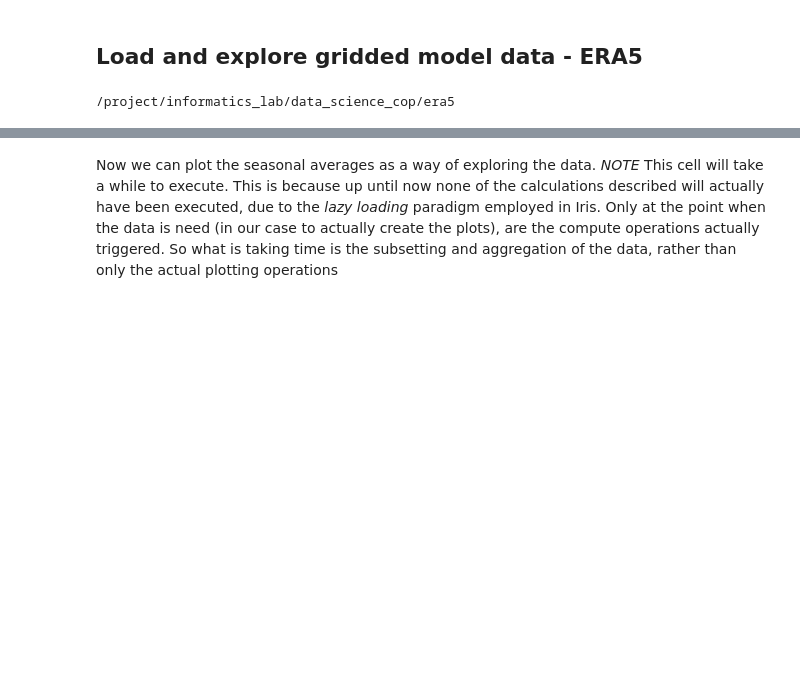
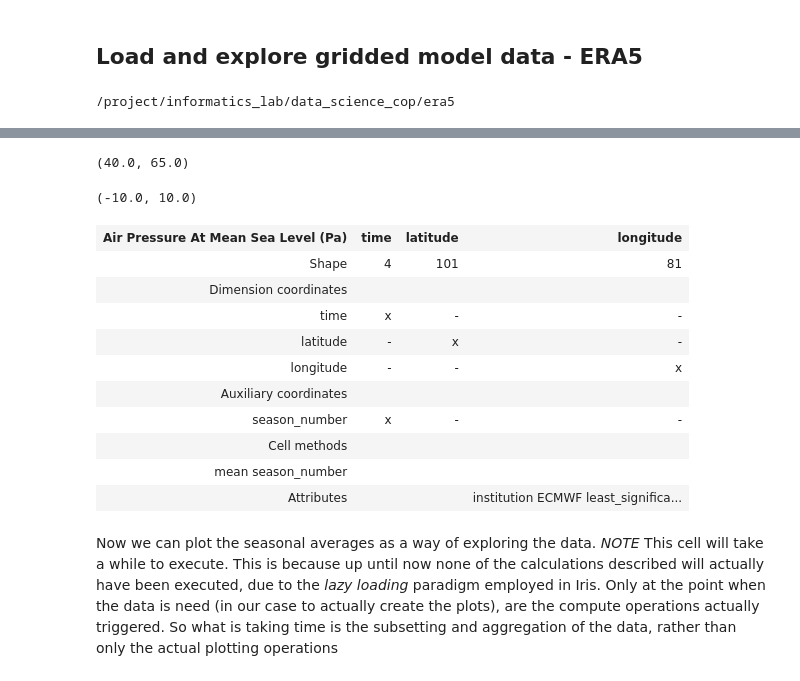
Before and after one commit to informatics-lab/ml_weather_tutorial, a Jupyter notebook: 01_data_exploration.ipynb, the cells around one changed output, grey strips where cells are left out. Cells and saved outputs as stored; diff of their text form; code cells hidden in the pictures; blank space fills up the shorter version.

```diff
--- a/01_data_exploration.ipynb
+++ b/01_data_exploration.ipynb
@@ -345,4 +356,4 @@ nc_files = sorted([str(i1) for i1 in era5_data_dir.iterdir() if '.nc' in str(i1)
 # %%
 era5_cubeList = iris.load(nc_files)
-iris.util.equalise_attributes(cl1)
-mslp_era5_cube = iris.cube.CubeList.concatenate_cube(cl1)
+iris.util.equalise_attributes(era5_cubeList)
+mslp_era5_cube = iris.cube.CubeList.concatenate_cube(era5_cubeList)
@@ -349,4 +362,4 @@ mslp_era5_cube = iris.cube.CubeList.concatenate_cube(cl1)
 # %%
-cube2 = cube1.intersection(latitude=uk_na_bounds['latitude'],
+mslp_era5_uk_cube = mslp_era5_cube.intersection(latitude=uk_na_bounds['latitude'],
                                                 longitude=uk_na_bounds['longitude'])
-cube2
+mslp_era5_uk_cube
@@ -355,2 +373,0 @@ iris.save(cube2, str(era5_root / 'era5_mslp_UK_2017_2020.nc'))
-# %%
-cl1 = iris.load(sorted(([str(p1) for p1 in era5_root.iterdir() if 'nc' in str(p1) and '2019' in str(p1)])))
@@ -362,2 +374,2 @@ mslp_2020_cube
 # %%
-iris.iris.coord_categorisation.add_season_number(mslp_2020_cube,'time')
+iris.iris.coord_categorisation.add_season_number(mslp_era5_uk_cube,'time')
@@ -373,12 +378,28 @@ functools.reduce(lambda x,y: x*y, mslp_2020_cube.shape), functools.reduce(lambda
 # %%
 mslp_uk_2020_cube
 # %%
-min(mslp_uk_2020_cube.coord('latitude').points), max(mslp_uk_2020_cube.coord('latitude').points)
+min(mslp_era5_uk_cube.coord('latitude').points), max(mslp_era5_uk_cube.coord('latitude').points)
+# %% [output]
+(40.0, 65.0)
 # %%
-min(mslp_uk_2020_cube.coord('longitude').points), max(mslp_uk_2020_cube.coord('longitude').points)
+min(mslp_era5_uk_cube.coord('longitude').points), max(mslp_era5_uk_cube.coord('longitude').points)
+# %% [output]
+(-10.0, 10.0)
 # %%
-mslp_uk_seasonal_mean = mslp_uk_2020_cube.aggregated_by(['season_number'],iris.analysis.MEAN)
+mslp_uk_seasonal_mean = mslp_era5_uk_cube.aggregated_by(['season_number'],iris.analysis.MEAN)
 mslp_uk_seasonal_mean
+# %% [output]
+| Air Pressure At Mean Sea Level (Pa) | time | latitude | longitude |
+| Shape | 4 | 101 | 81 |
+| Dimension coordinates |  |  |  |
+| time | x | - | - |
+| latitude | - | x | - |
+| longitude | - | - | x |
+| Auxiliary coordinates |  |  |  |
+| season_number | x | - | - |
+| Cell methods |  |  |  |
+| mean season_number |  |  |  |
+| Attributes |  |  | institution ECMWF least_significa... |
 # %% [markdown]
 Now we can plot the seasonal averages as a way of exploring the data.
 *NOTE* This cell will take a while to execute. This is because up until now none of the calculations described will actually have been executed, due to the *lazy loading* paradigm employed in Iris. Only at the point when the data is need (in our case to actually create the plots), are the compute operations actually triggered. So what is taking time is the subsetting and aggregation of the data, rather than only the actual plotting operations
```
Also changed, not shown: parts of 12 cells of this notebook.
